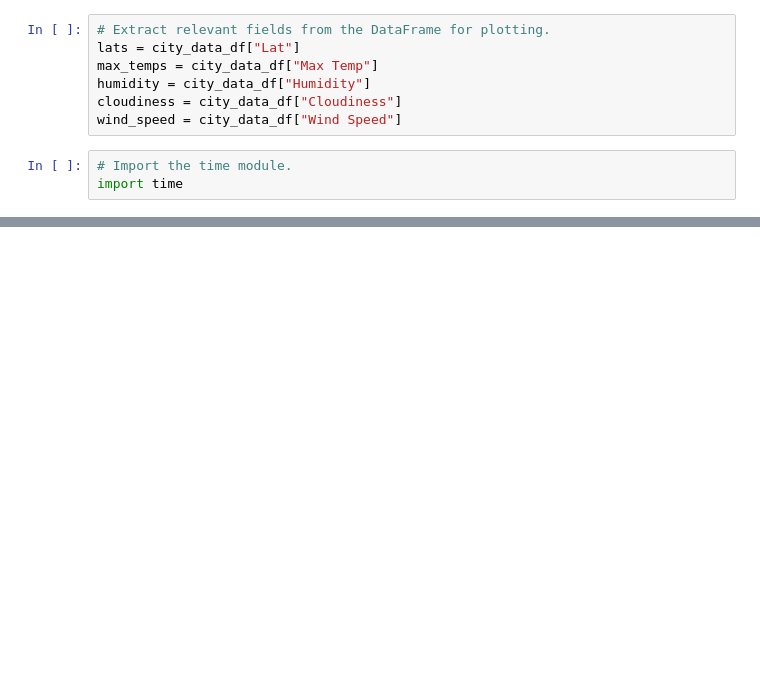
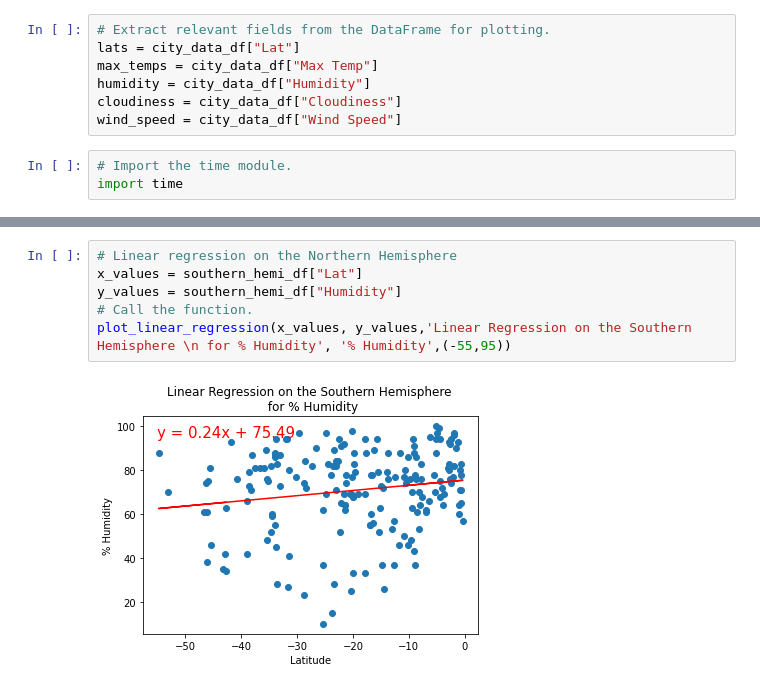
Before and after one commit to rimamehr/World_Weather_Analysis, a Jupyter notebook: WeatherPy.ipynb, the cells around one changed output, grey strips where cells are left out. Cells and saved outputs as stored; diff of their text form; blank space fills up the shorter version.

```diff
--- a/WeatherPy.ipynb
+++ b/WeatherPy.ipynb
@@ -259,0 +340,8 @@ plt.show()
+# %%
+# Linear regression on the Northern Hemisphere
+x_values = southern_hemi_df["Lat"]
+y_values = southern_hemi_df["Humidity"]
+# Call the function.
+plot_linear_regression(x_values, y_values,'Linear Regression on the Southern Hemisphere \n for % Humidity', '% Humidity',(-55,95))
+# %% [output]
+[figure, added]
```
Also changed, not shown: parts of 25 cells of this notebook.
